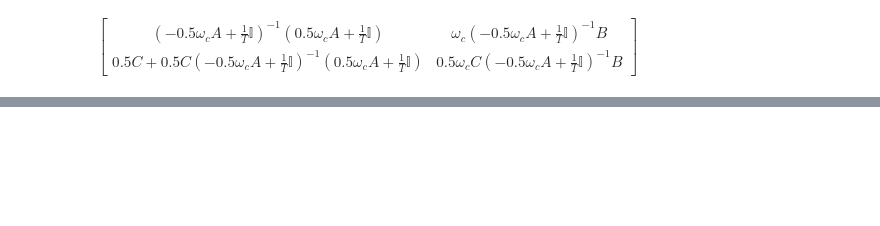
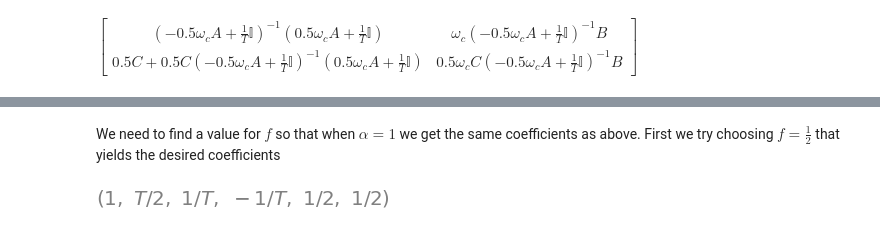
Before and after one commit to multivac61/dsp, a Jupyter notebook: kurt_filter_discretization.ipynb, the cells around one changed output, grey strips where cells are left out. Drawn from its saved outputs; the diff is of its cells as text; code cells hidden in the pictures; blank space fills up the shorter version.

```diff
--- a/kurt_filter_discretization.ipynb
+++ b/kurt_filter_discretization.ipynb
@@ -173,0 +218,6 @@ These expressions match the results exactly when calculated using TPF-II as done
+# %% [markdown]
+We need to find a value for $f$ so that when $\alpha = 1$ we get the same coefficients as above. First we try choosing $f = \frac{1}{2}$ that yields the desired coefficients
+# %%
+nsimplify(tuple(map(lambda s: s.subs({f:1/2, alpha:1}), sol)))
+# %% [output]
+[figure, added]
```
Also changed, not shown: parts of 15 cells of this notebook.
